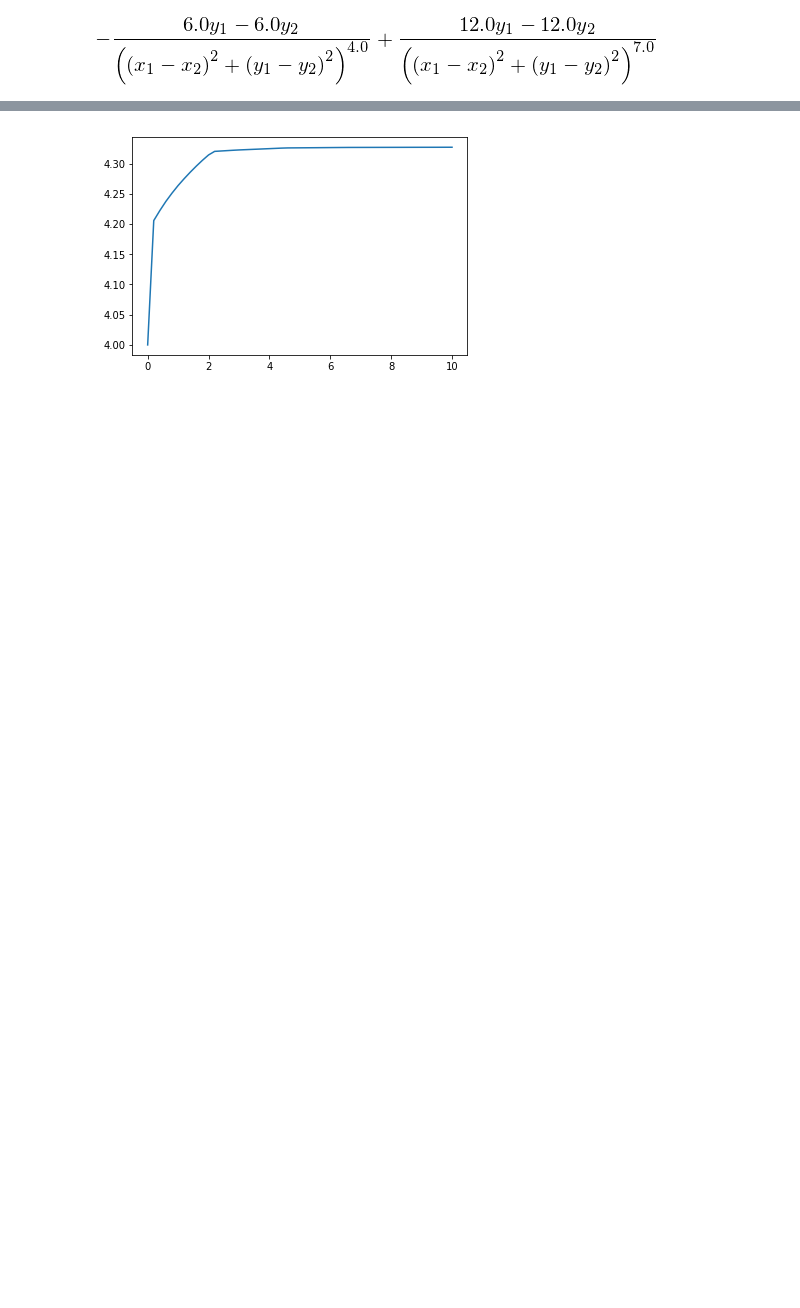
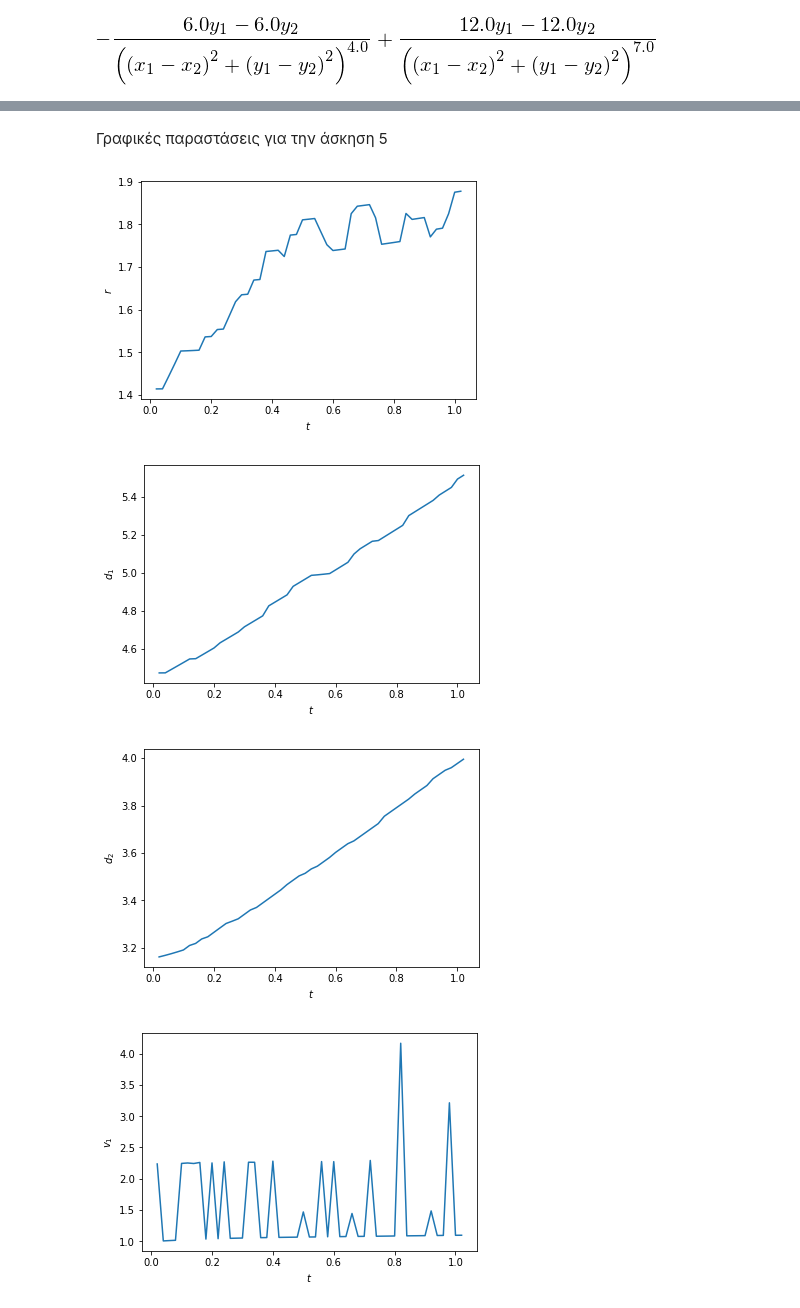
Before and after one commit to fotisAnagnostopoulos/cooperation_w_gsavvidis, a Jupyter notebook: Untitled.ipynb, the cells around one changed output, grey strips where cells are left out. Drawn from its saved outputs; the diff is of its cells as text; code cells hidden in the pictures; blank space fills up the shorter version.

```diff
--- a/Untitled.ipynb
+++ b/Untitled.ipynb
@@ -93,6 +43,41 @@ t = np.arange(0.,10.2,0.2)
-# %%
-plt.plot(t,x_1)
-plt.savefig('')
-plt.show()
-# %% [output]
-[figure, removed]
+# %% [markdown]
+Γραφικές παραστάσεις για την άσκηση 5
+# %%
+data = np.loadtxt('data1.txt',delimiter=',')
+# %%
+data = np.asarray(data)
+# %%
+plt.plot(data[:,5],data[:,0])
+plt.savefig('dinstanceBetween_them.pdf')
+plt.ylabel('$r$')
+plt.xlabel('$t$')
+plt.show()
+##############
+plt.plot(data[:,5],data[:,1])
+plt.savefig('point1_distance.pdf')
+plt.ylabel('$d_1$')
+plt.xlabel('$t$')
+plt.show()
+##############
+plt.plot(data[:,5],data[:,2])
+plt.savefig('point2_distance.pdf')
+plt.ylabel('$d_2$')
+plt.xlabel('$t$')
+plt.show()
+##############
+plt.plot(data[:,5],data[:,3])
+plt.savefig('point1_velocity.pdf')
+plt.ylabel('$v_1$')
+plt.xlabel('$t$')
+plt.show()
+##############
+plt.plot(data[:,5],data[:,4])
+plt.savefig('point2_velocity.pdf')
+plt.ylabel('$v_2$')
+plt.xlabel('$t$')
+plt.show()
+# %% [output]
+[figure, added]
+[figure, added]
+[figure, added]
+[figure, added]
```
Also changed, not shown: parts of 20 cells of this notebook, 10 other files.
